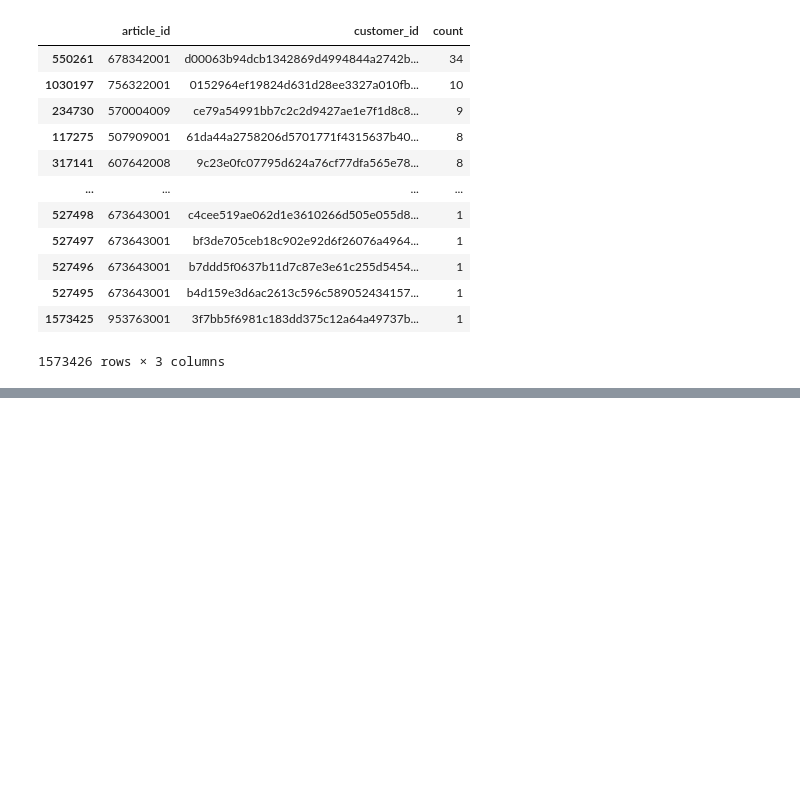
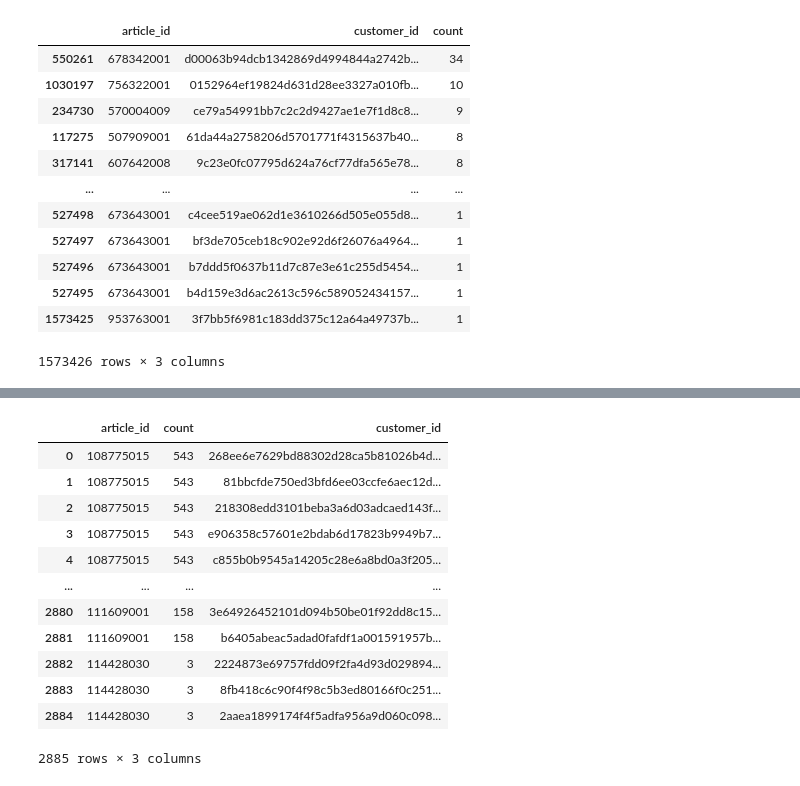
Before and after one commit to treb93/pyhm, a Jupyter notebook: clust_cust.ipynb, the cells around one changed output, grey strips where cells are left out. Saved outputs shown, nothing was run; the diff lists cells and outputs as text; code cells hidden in the pictures; blank space fills up the shorter version.

```diff
--- a/clust_cust.ipynb
+++ b/clust_cust.ipynb
@@ -201,3 +203,7 @@ art_sold_per_cust
 | 527495 | 673643001 | b4d159e3d6ac2613c596c589052434157... | 1 |
 | 1573425 | 953763001 | 3f7bb5f6981c183dd375c12a64a49737b... | 1 |
 1573426 rows × 3 columns
+# %%
+# Df avec colonnes customer_id and article_id
+cust_art = tcas[['customer_id', 'article_id']]
+cust_art
@@ -203,0 +224,18 @@ art_sold_per_cust
+# %%
+# Jointure pour obtenir les id des 12 meilleurs articles et la Q vendue par customer id
+bartcust_12 = best12.merge(cust_art, on='article_id', how='inner')
+bartcust_12
+# %% [output]
+|  | article_id | count | customer_id |
+| 0 | 108775015 | 543 | 268ee6e7629bd88302d28ca5b81026b4d... |
+| 1 | 108775015 | 543 | 81bbcfde750ed3bfd6ee03ccfe6aec12d... |
+| 2 | 108775015 | 543 | 218308edd3101beba3a6d03adcaed143f... |
+| 3 | 108775015 | 543 | e906358c57601e2bdab6d17823b9949b7... |
+| 4 | 108775015 | 543 | c855b0b9545a14205c28e6a8bd0a3f205... |
+| ... | ... | ... | ... |
+| 2880 | 111609001 | 158 | 3e64926452101d094b50be01f92dd8c15... |
+| 2881 | 111609001 | 158 | b6405abeac5adad0fafdf1a001591957b... |
+| 2882 | 114428030 | 3 | 2224873e69757fdd09f2fa4d93d029894... |
+| 2883 | 114428030 | 3 | 8fb418c6c90f4f98c5b3ed80166f0c251... |
+| 2884 | 114428030 | 3 | 2aaea1899174f4f5adfa956a9d060c098... |
+2885 rows × 3 columns
```
Also changed, not shown: parts of 2 cells of this notebook.
